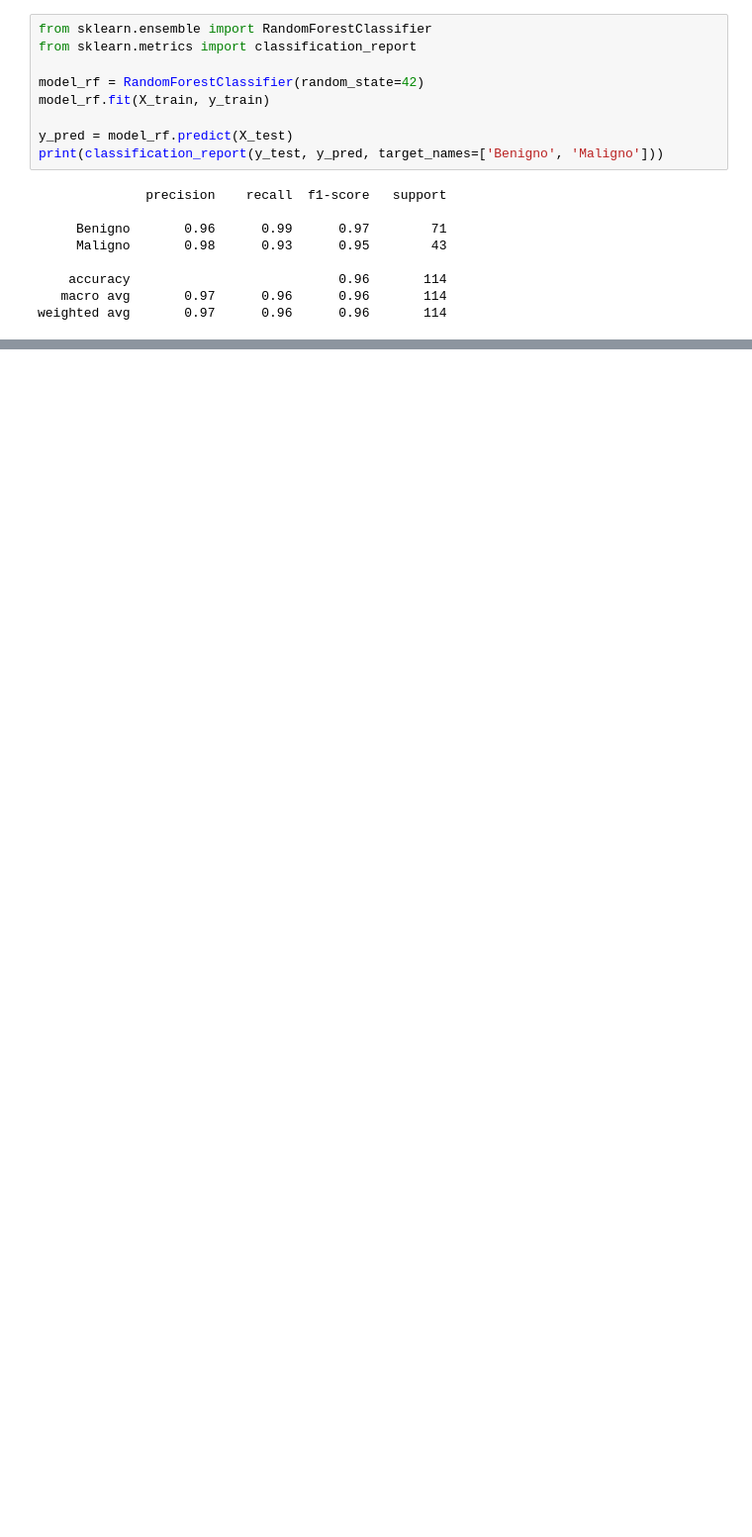
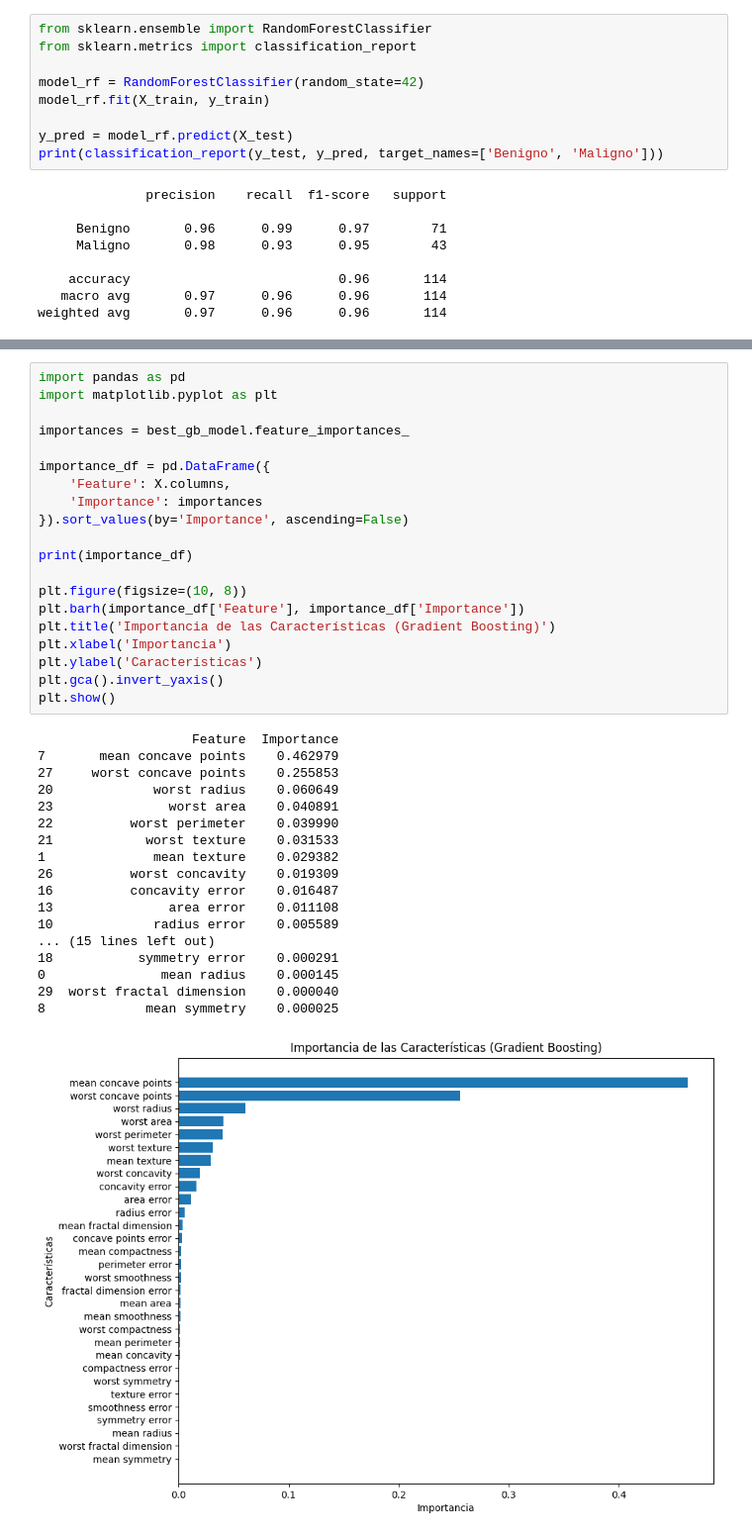
Before and after one commit to Unai1117/BreastCancerBenignOrMalignant, a Jupyter notebook: tumor_prediction.ipynb, the cells around one changed output, grey strips where cells are left out. Shown: that part at 99% size. Saved outputs shown, nothing was run; the diff lists cells and outputs as text; blank space fills up the shorter version.

```diff
--- a/tumor_prediction.ipynb
+++ b/tumor_prediction.ipynb
@@ -256,3 +256,42 @@ Resultados del Mejor Modelo de Gradient Boosting:
     accuracy                           0.96       114
    macro avg       0.96      0.95      0.95       114
 weighted avg       0.96      0.96      0.96       114
+# %%
+import pandas as pd
+import matplotlib.pyplot as plt
+
+importances = best_gb_model.feature_importances_
+
+importance_df = pd.DataFrame({
+    'Feature': X.columns,
+    'Importance': importances
+}).sort_values(by='Importance', ascending=False)
+
+print(importance_df)
+
+plt.figure(figsize=(10, 8))
+plt.barh(importance_df['Feature'], importance_df['Importance'])
+plt.title('Importancia de las Características (Gradient Boosting)')
+plt.xlabel('Importancia')
+plt.ylabel('Características')
+plt.gca().invert_yaxis()
+plt.show()
+# %% [output]
+                    Feature  Importance
+7       mean concave points    0.462979
+27     worst concave points    0.255853
+20             worst radius    0.060649
+23               worst area    0.040891
+22          worst perimeter    0.039990
+21            worst texture    0.031533
+1              mean texture    0.029382
+26          worst concavity    0.019309
+16          concavity error    0.016487
+13               area error    0.011108
+10             radius error    0.005589
+... (15 lines left out)
+18           symmetry error    0.000291
+0               mean radius    0.000145
+29  worst fractal dimension    0.000040
+8             mean symmetry    0.000025
+[figure, added]
```
Also changed, not shown: parts of 22 cells of this notebook, 1 other file.
